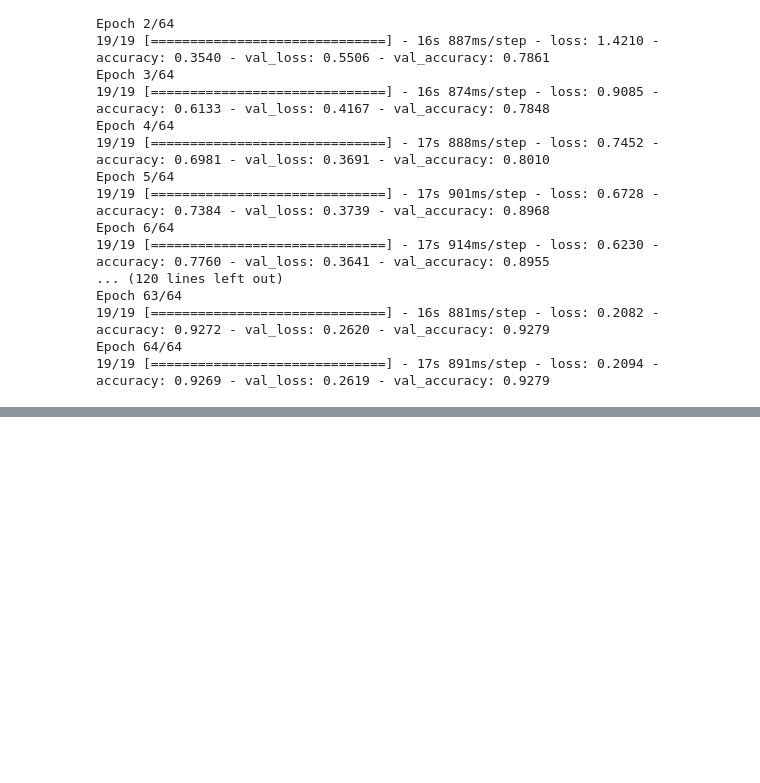
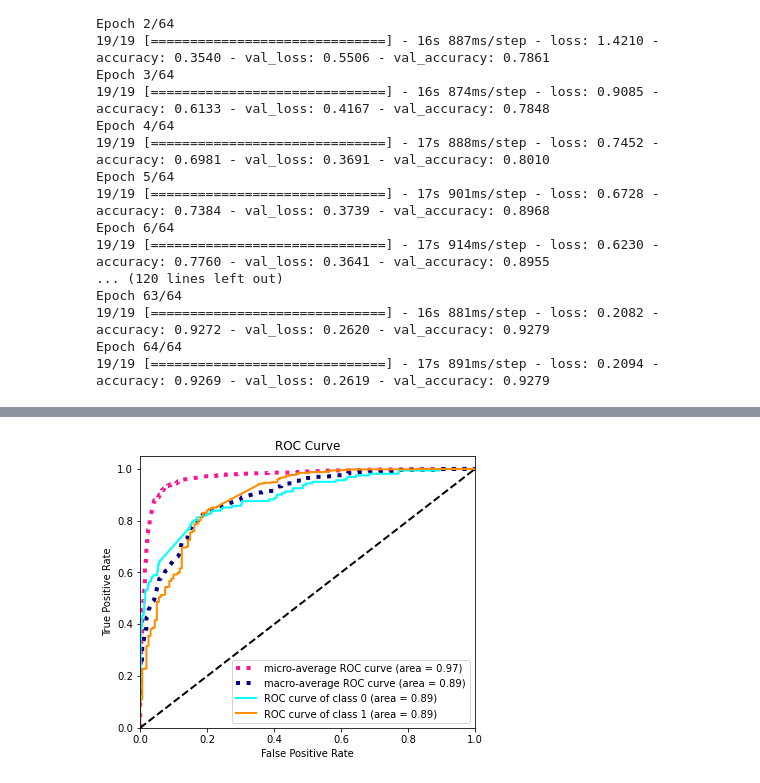
Before and after one commit to akladyous/stock-market-sentiment-analysis, a Jupyter notebook: project.ipynb, the cells around one changed output, grey strips where cells are left out. Cells and saved outputs as stored; diff of their text form; code cells hidden in the pictures; blank space fills up the shorter version.

```diff
--- a/project.ipynb
+++ b/project.ipynb
@@ -569,0 +579,4 @@ model.save_weights('./word2vec/word2vec')
+# %%
+plot_model.plot_roc_curve(y_true=y_test, y_pred=y_pred, file_name='./img/roc.jpg')
+# %% [output]
+[figure, added]
```
Also changed, not shown: parts of 16 cells of this notebook, 2 other files.
